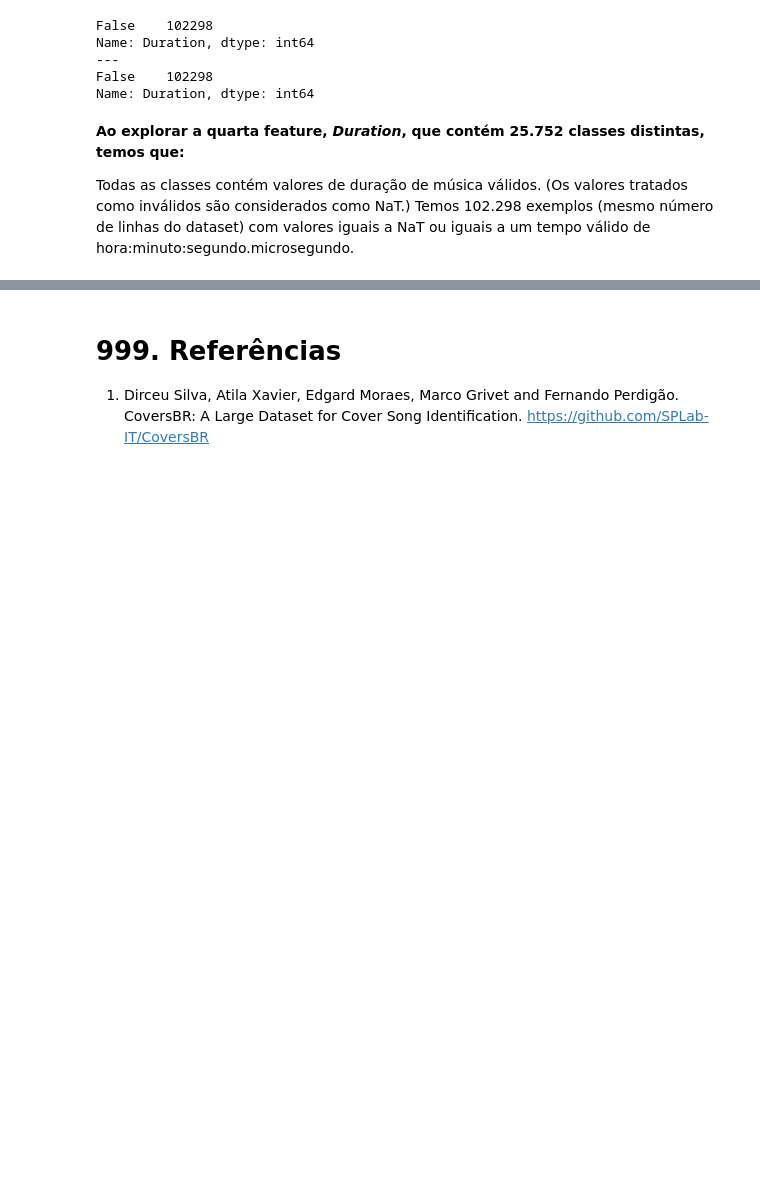
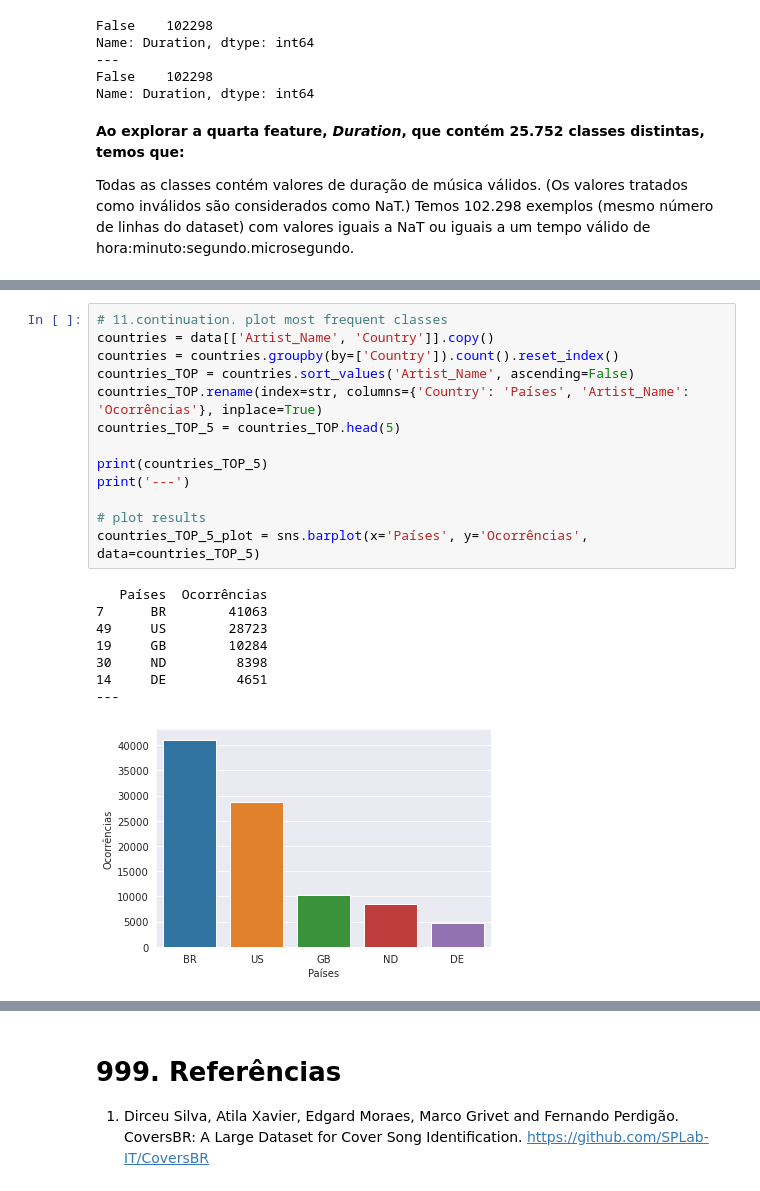
Before and after one commit to Andygrammer/CoverSongIdentification, a Jupyter notebook: CoverSongIdentification.ipynb, the cells around one changed output, grey strips where cells are left out. Drawn from its saved outputs; the diff is of its cells as text; blank space fills up the shorter version.

```diff
--- a/CoverSongIdentification.ipynb
+++ b/CoverSongIdentification.ipynb
@@ -217,0 +243,22 @@ Todas as classes contém valores de duração de música válidos. (Os valores t
+# %%
+# 11.continuation. plot most frequent classes
+countries = data[['Artist_Name', 'Country']].copy()
+countries = countries.groupby(by=['Country']).count().reset_index()
+countries_TOP = countries.sort_values('Artist_Name', ascending=False)
+countries_TOP.rename(index=str, columns={'Country': 'Países', 'Artist_Name': 'Ocorrências'}, inplace=True)
+countries_TOP_5 = countries_TOP.head(5)
+
+print(countries_TOP_5)
+print('---')
+
+# plot results
+countries_TOP_5_plot = sns.barplot(x='Países', y='Ocorrências', data=countries_TOP_5)
+# %% [output]
+   Países  Ocorrências
+7      BR        41063
+49     US        28723
+19     GB        10284
+30     ND         8398
+14     DE         4651
+---
+[figure, added]
```
Also changed, not shown: parts of 9 cells of this notebook.
